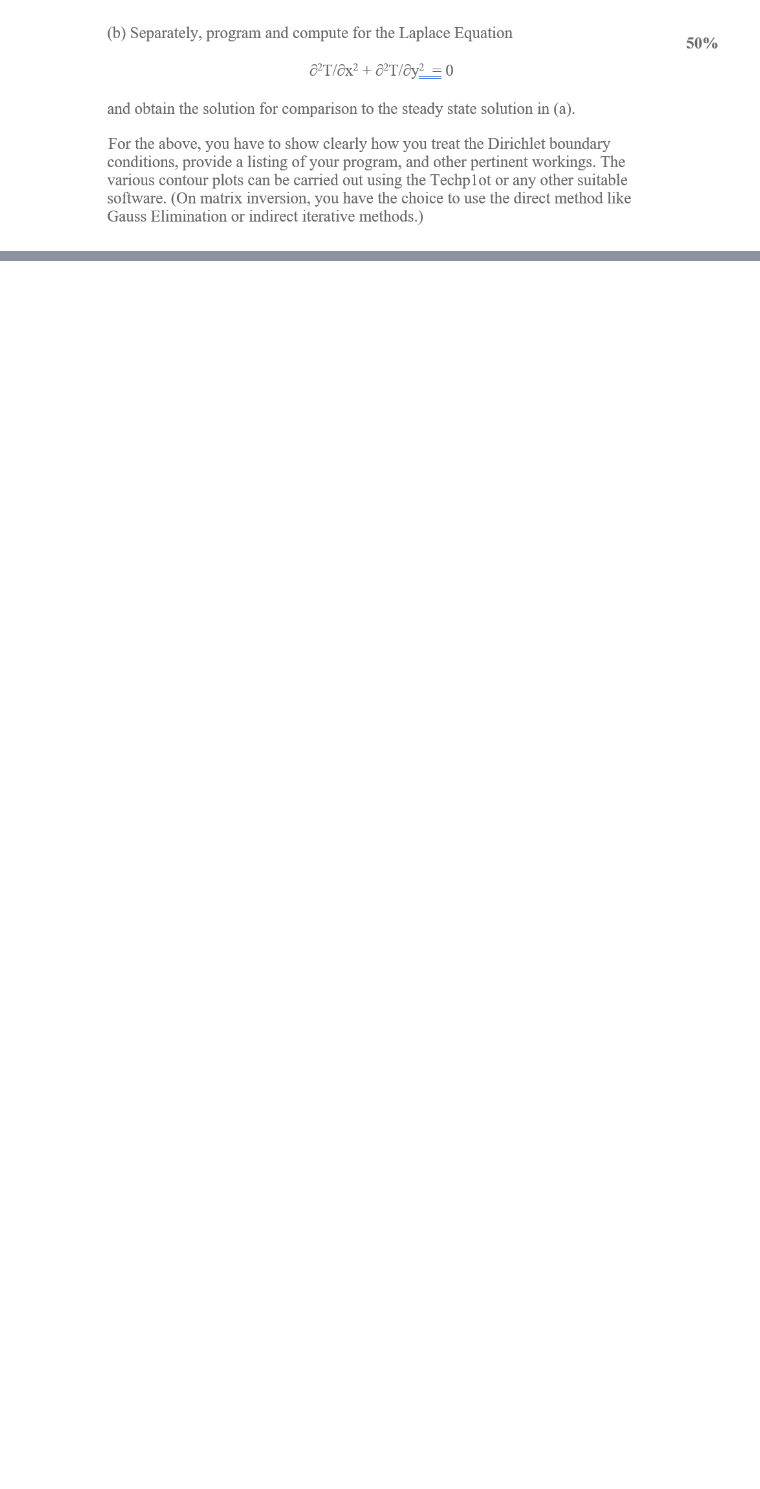
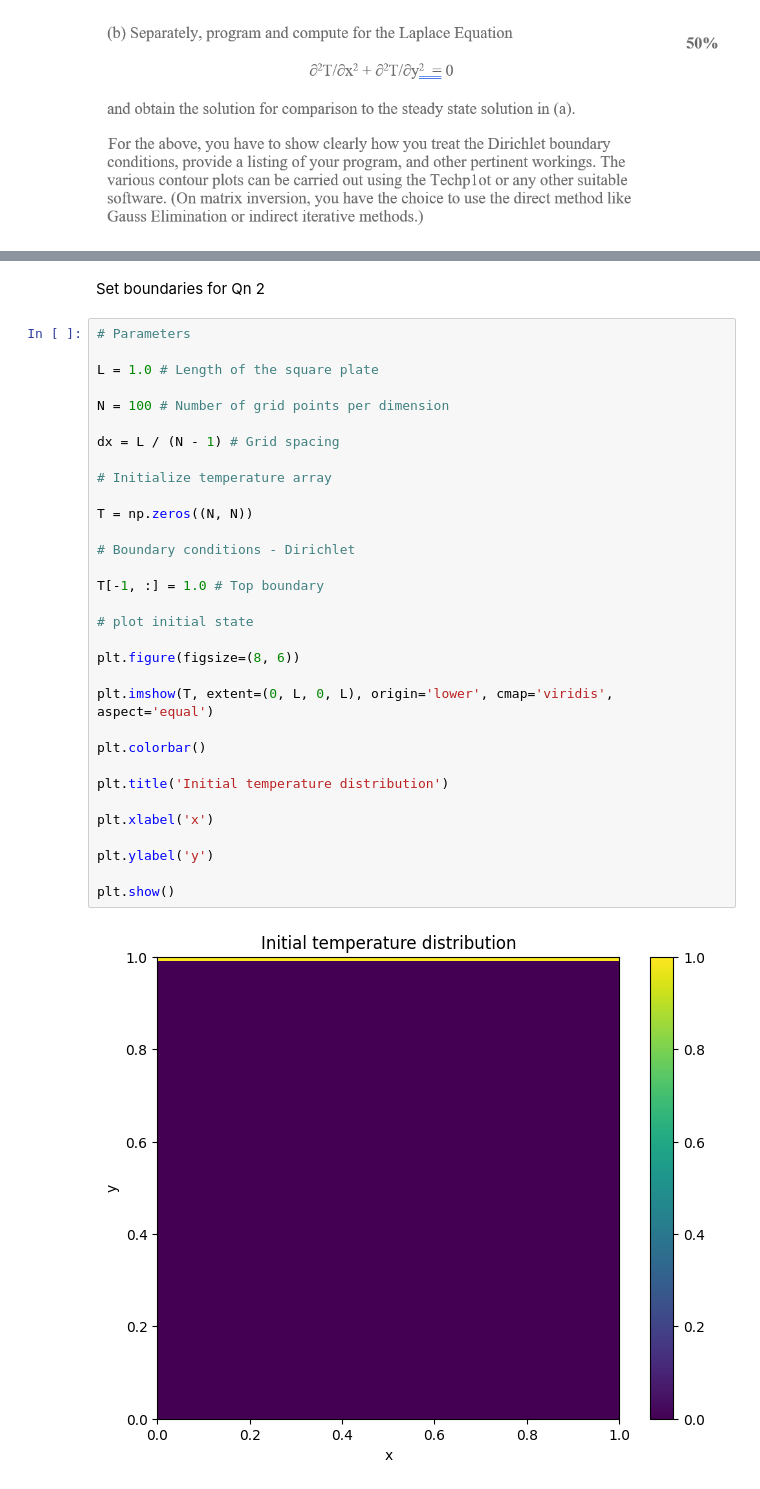
Before and after one commit to bryangohcx/Heat-Distribution-across-a-plate, a Jupyter notebook: Heat distribution.ipynb, the cells around one changed output, grey strips where cells are left out. Cells and saved outputs as stored; diff of their text form; blank space fills up the shorter version.

```diff
--- a/Heat distribution.ipynb
+++ b/Heat distribution.ipynb
@@ -34,2 +130,38 @@ current_time_step = 0
 # %% [markdown]
 ![image.png](attachment:image.png)
+# %% [markdown]
+Set boundaries for Qn 2
+# %%
+# Parameters
+
+L = 1.0 # Length of the square plate
+
+N = 100 # Number of grid points per dimension
+
+dx = L / (N - 1) # Grid spacing
+
+# Initialize temperature array
+
+T = np.zeros((N, N))
+
+# Boundary conditions - Dirichlet
+
+T[-1, :] = 1.0 # Top boundary
+
+# plot initial state
+
+plt.figure(figsize=(8, 6))
+
+plt.imshow(T, extent=(0, L, 0, L), origin='lower', cmap='viridis', aspect='equal')
+
+plt.colorbar()
+
+plt.title('Initial temperature distribution')
+
+plt.xlabel('x')
+
+plt.ylabel('y')
+
+plt.show()
+# %% [output]
+[figure, added]
```
Also changed, not shown: parts of 14 cells of this notebook, 1 other file.
